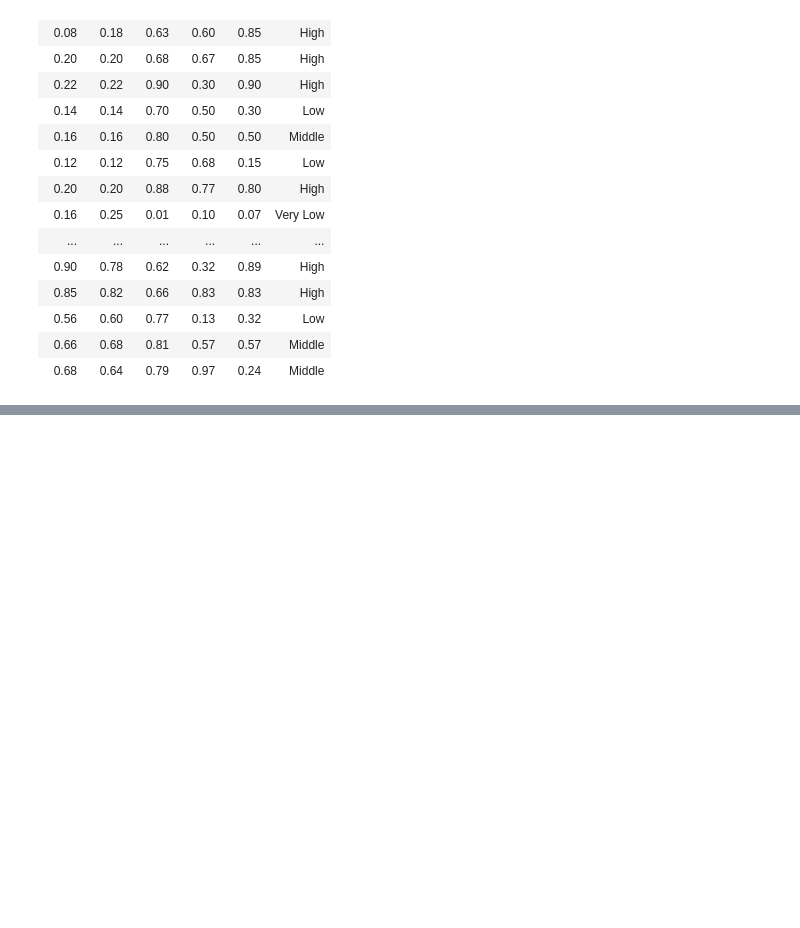
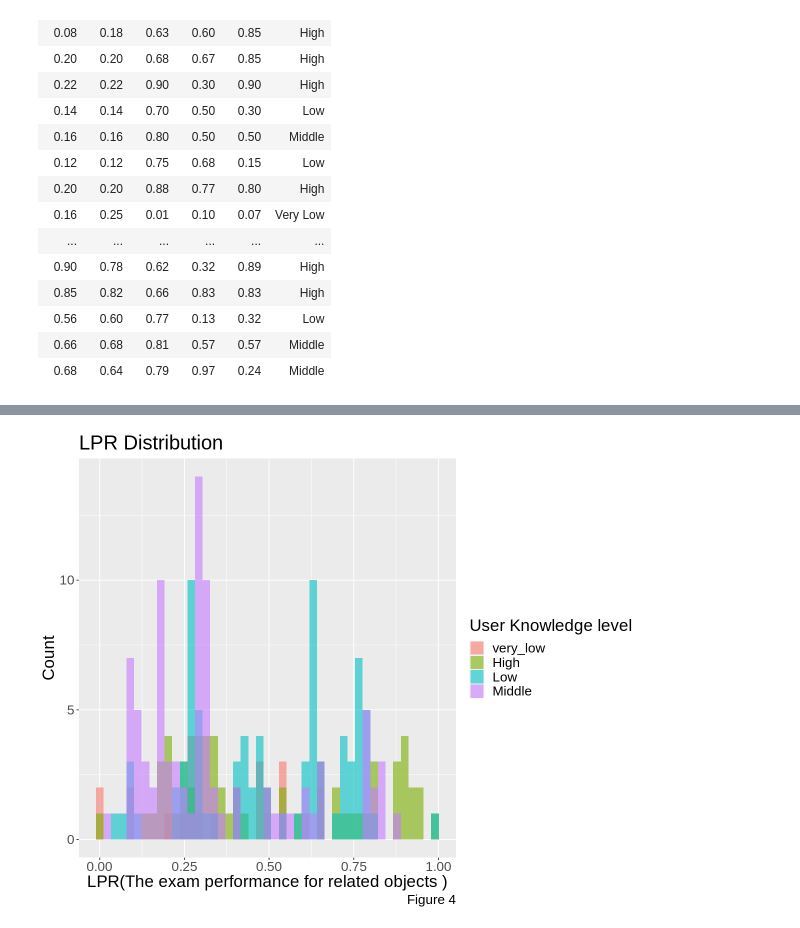
Before and after one commit to DennisZzz/DSCI100, a Jupyter notebook: user knowledge.ipynb, the cells around one changed output, grey strips where cells are left out. Drawn from its saved outputs; the diff is of its cells as text; code cells hidden in the pictures; blank space fills up the shorter version.

```diff
--- a/user knowledge.ipynb
+++ b/user knowledge.ipynb
@@ -79,0 +126,10 @@ A tibble: 145 × 6
+# %%
+options(repr.plot.width = 10, repr.plot.height = 8)
+LPR_hist <- user_knowledge_training|>
+    ggplot(aes(x=LPR, fill=UNS))+
+    geom_histogram(bins=45, alpha=0.6, position="identity")+
+    labs(x="LPR(The exam performance for related objects )", y="Count", title = "LPR Distribution", caption="Figure 4", fill = "User Knowledge level")+
+    theme(text = element_text(size = 20))
+LPR_hist
+# %% [output]
+[figure, added]
```
Also changed, not shown: parts of 5 cells of this notebook.
